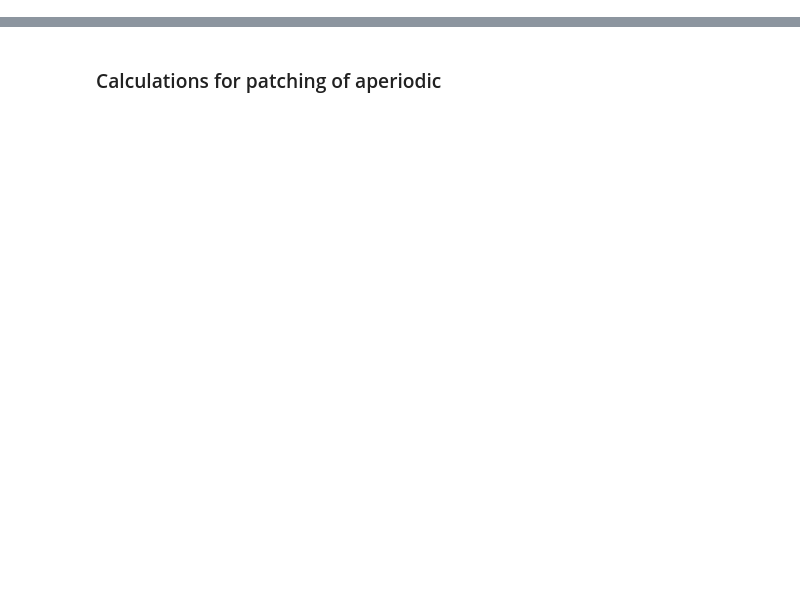
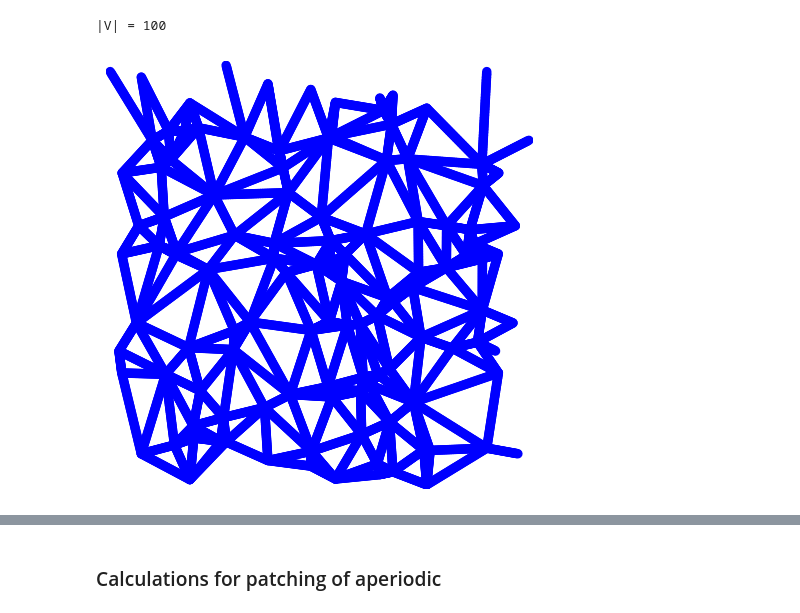
Before and after one commit to sidneyholden1/metric_graph, a Jupyter notebook: test_scripts/patching2.ipynb, the cells around one changed output, grey strips where cells are left out. Cells and saved outputs as stored; diff of their text form; code cells hidden in the pictures; blank space fills up the shorter version.

```diff
--- a/test_scripts/patching2.ipynb
+++ b/test_scripts/patching2.ipynb
@@ -232,3 +236,15 @@ class Renormalization:
         if return_figax:
             return fig, ax
         plt.show()
+# %%
+N = 1
+num_Vs_for_tile = 100
+np.random.seed(0)
+g = construct_graph.tiling.Tiling(tile_type="uniformly_random_Delaunay_triangulated",
+                                  num_Vs_for_tile=num_Vs_for_tile,
+                                  num_horizontal_displacements=N,
+                                  num_vertical_displacements=N,
+                                  autoplot=True, figsize=5)
+# %% [output]
+|V| = 100
+[figure, added]
```
Also changed, not shown: parts of 46 cells of this notebook, 10 other files.
